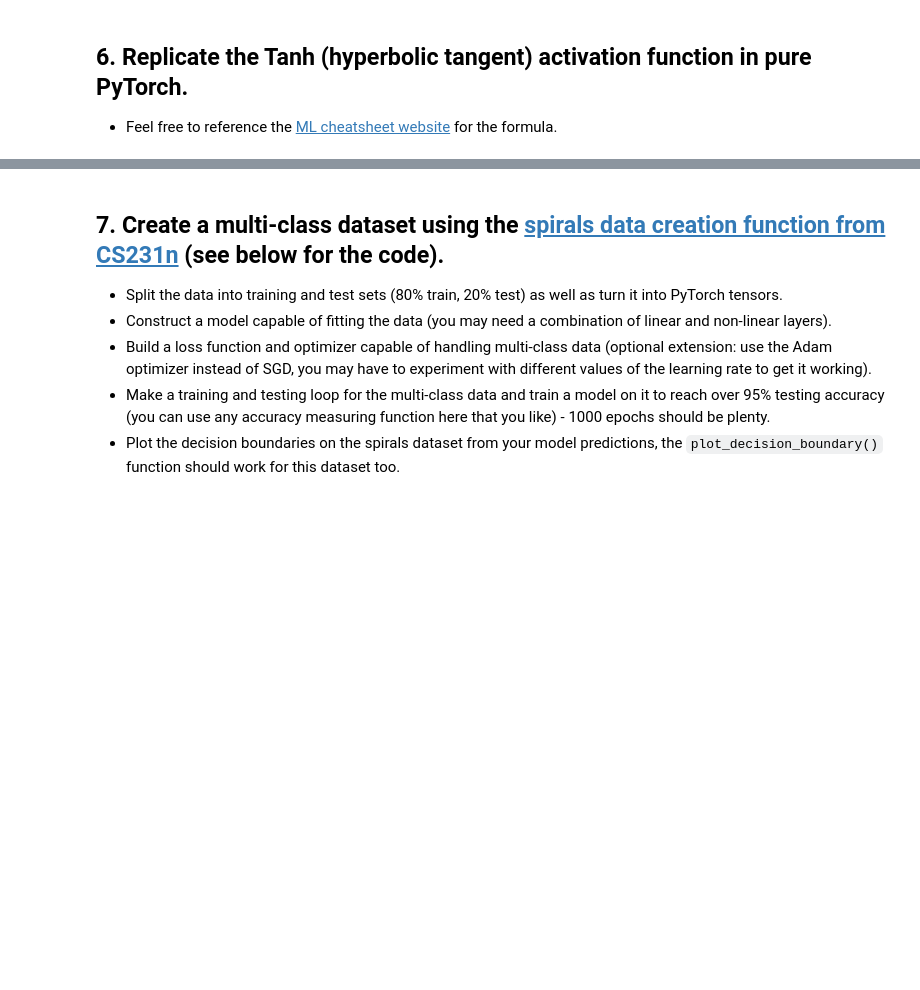
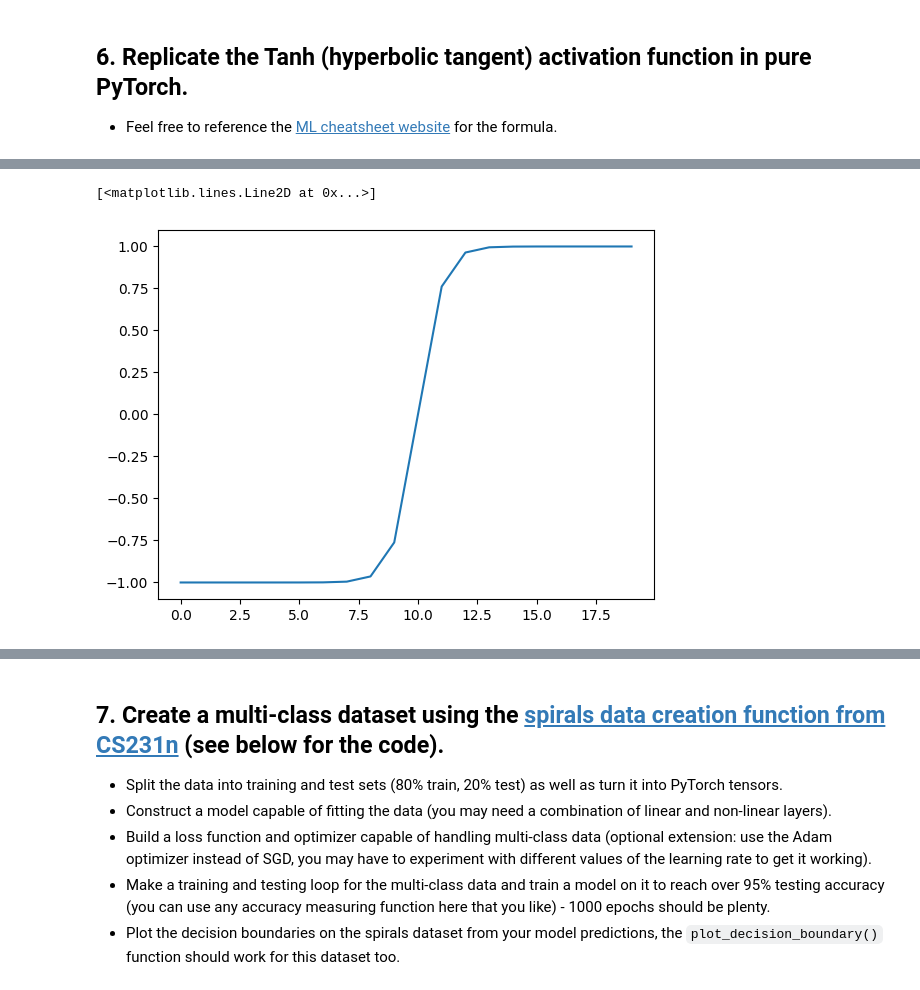
Before and after one commit to srikrish2812/pytorch_practice, a Jupyter notebook: exercises/02_pytorch_classification_exercises.ipynb, the cells around one changed output, grey strips where cells are left out. Saved outputs shown, nothing was run; the diff lists cells and outputs as text; code cells hidden in the pictures; blank space fills up the shorter version.

```diff
--- a/exercises/02_pytorch_classification_exercises.ipynb
+++ b/exercises/02_pytorch_classification_exercises.ipynb
@@ -197,2 +304,6 @@ def plot_decision_boundary(model, X, y):
 # %%
 # Test torch.tanh() on the tensor and plot it
+plt.plot(torch.tanh(A))
+# %% [output]
+[<matplotlib.lines.Line2D at 0x...>]
+[figure, added]
```
Also changed, not shown: parts of 24 cells of this notebook.
